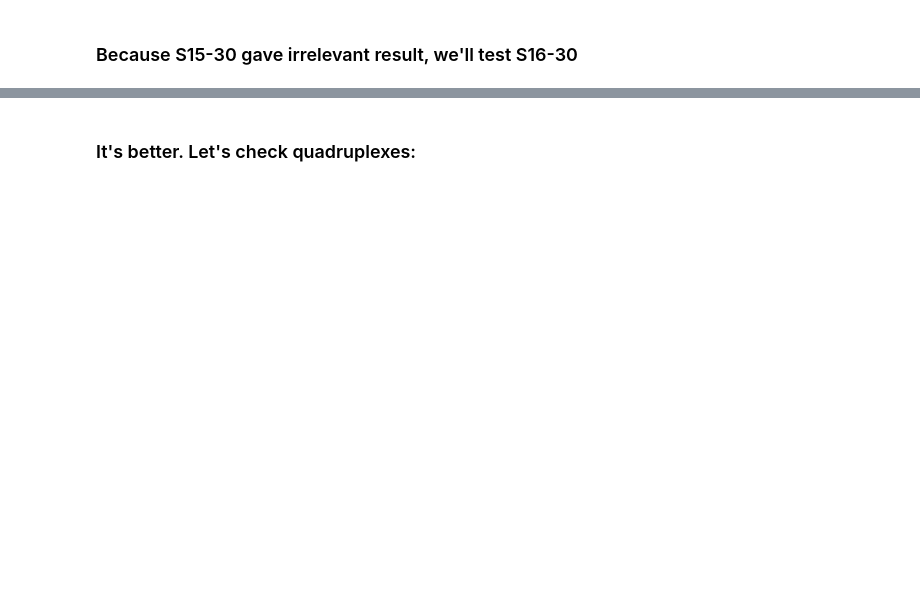
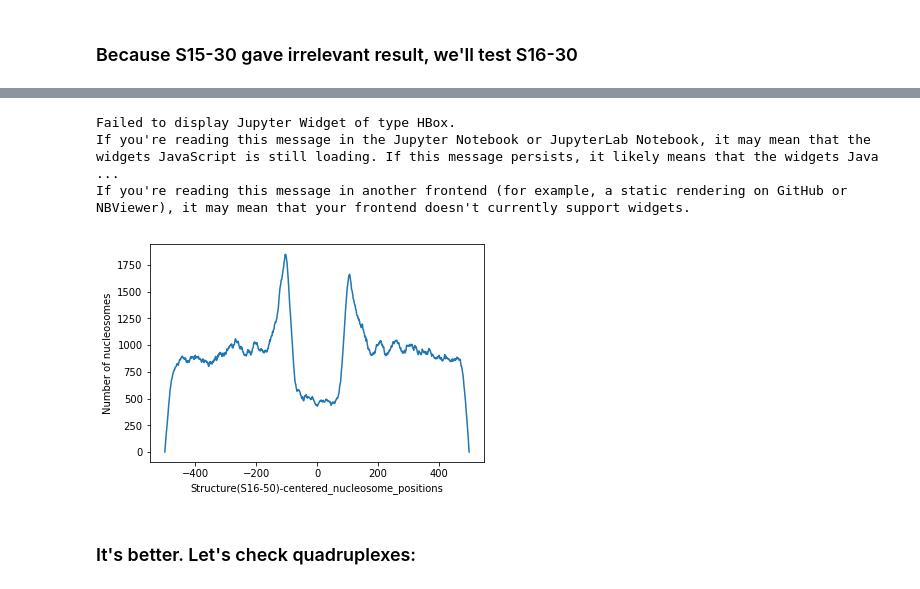
Before and after one commit to eamag/secpunct, a Jupyter notebook: prototyping.ipynb, the cells around one changed output, grey strips where cells are left out. Drawn from its saved outputs; the diff is of its cells as text; code cells hidden in the pictures; blank space fills up the shorter version.

Commit message:
Structure-centred, formatting

```diff
--- a/prototyping.ipynb
+++ b/prototyping.ipynb
@@ -192,3 +192,29 @@ If you're reading this message in another frontend (for example, a static render
+# %%
+# Let's reverse and center sec.structures and count nucleosomes around
+uplifted = uplifted[uplifted['chrom'] == 'chr1']
+uplifted.drop('chrom', axis=1, inplace=True)
+uplifted = uplifted.apply(pd.to_numeric)
+uplifted.tail()
+
+cumsum_arr = np.zeros((1000))
+
+for peak_pos in tqdm(df.center):
+    temp_df = uplifted[(uplifted['start']> peak_pos-500) & (uplifted['end']< peak_pos+500)]
+    for ind, row in temp_df.iterrows():
+        for i in range(int(row['start']) - peak_pos + 500, int(row['end']) - peak_pos + 500):
+            cumsum_arr[i] +=1
+# cumsum_arr
+
+x = np.arange(-500, 500)
+plt.plot(x, cumsum_arr)
+plt.ylabel('Number of nucleosomes')
+plt.xlabel('Structure(S16-50)-centered_nucleosome_positions')
+plt.savefig('pictures/structure(S16-50)-centered_plot_Chr1_nucleosome_positions.png')
+# %% [output]
+Failed to display Jupyter Widget of type HBox.
+If you're reading this message in the Jupyter Notebook or JupyterLab Notebook, it may mean that the widgets JavaScript is still loading. If this message persists, it likely means that the widgets Java ...
+If you're reading this message in another frontend (for example, a static rendering on GitHub or NBViewer), it may mean that your frontend doesn't currently support widgets.
+[figure, added]
 # %% [markdown]
 ### It's better. Let's check quadruplexes:
 # %%
```
Also changed, not shown: parts of 7 cells of this notebook, 6 other files.
